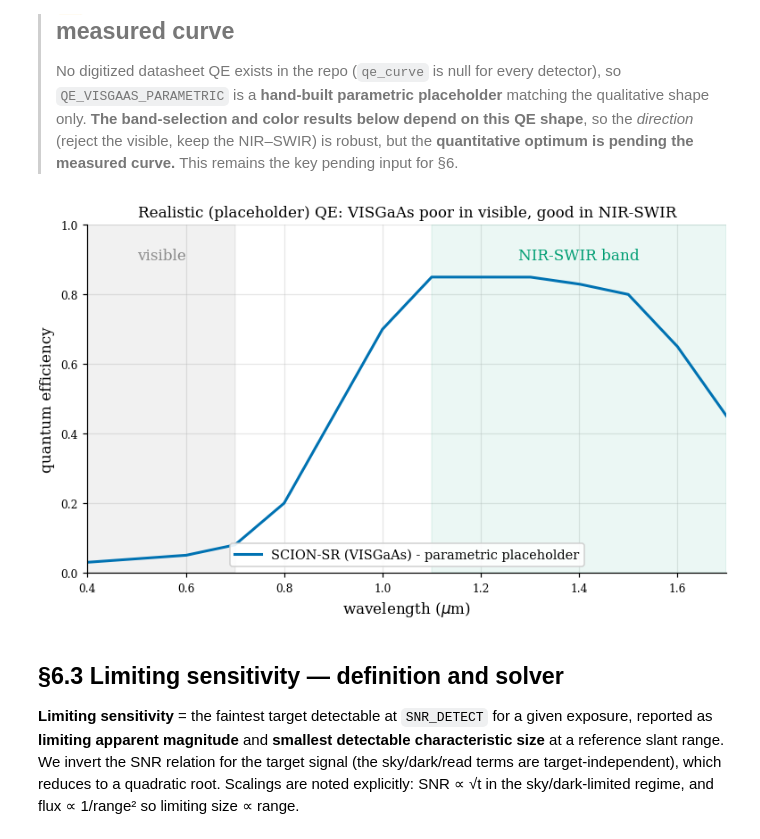
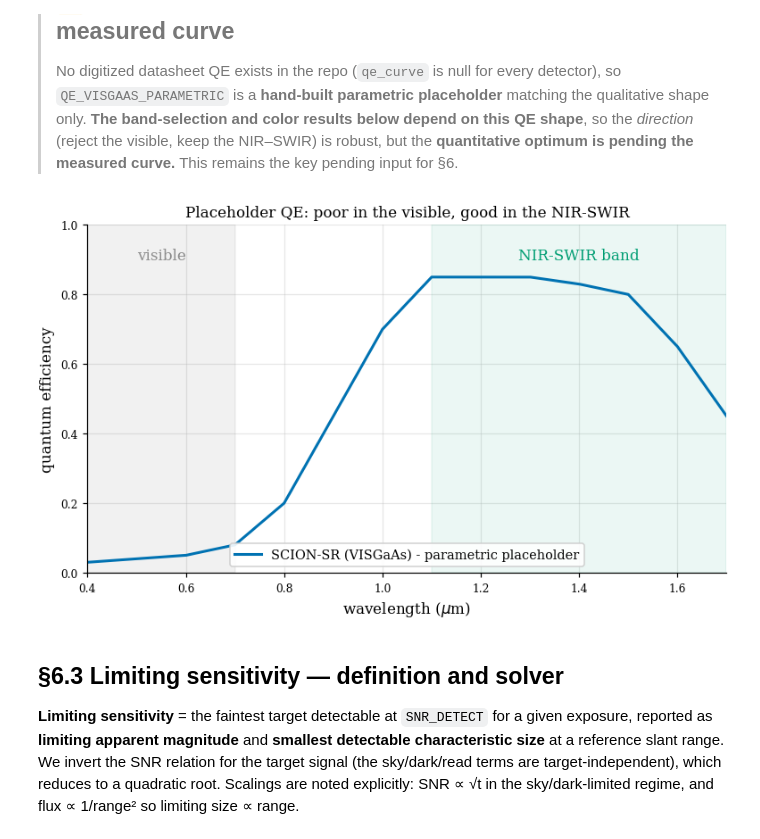
Before and after one commit to KevinKearney/SatSim, a Jupyter notebook: notebooks/radiometric_detector_comparison.ipynb, the cells around one changed output. Cells and saved outputs as stored; diff of their text form; code cells hidden in the pictures.

```diff
--- a/notebooks/radiometric_detector_comparison.ipynb
+++ b/notebooks/radiometric_detector_comparison.ipynb
@@ -933,15 +933,15 @@ The flat-at-peak QE used in the benchmark above cannot support a band-selection
 # %%
 fig, ax = plt.subplots()
 ax.plot(GRID_UM, QE_VISGAAS, color=CBB["blue"], lw=2, label="SCION-SR (VISGaAs) - parametric placeholder")
 ax.axvspan(0.4, 0.7, color=CBB["grey"], alpha=0.12); ax.text(0.55, 0.9, "visible", ha="center", color=CBB["grey"])
 ax.axvspan(OPERATIONAL_BAND_UM, 1.7, color=CBB["green"], alpha=0.08)
 ax.text(1.4, 0.9, "NIR-SWIR band", ha="center", color=CBB["green"])
 ax.set_xlabel(r"wavelength ($\mu$m)"); ax.set_ylabel("quantum efficiency")
 ax.set_xlim(0.4, 1.7); ax.set_ylim(0, 1.0); ax.legend(loc="lower center")
-ax.set_title("Realistic (placeholder) QE: VISGaAs poor in visible, good in NIR-SWIR")
+ax.set_title("Placeholder QE: poor in the visible, good in the NIR-SWIR")
 plt.show()
 # %% [output]
-[figure, old version]
+[figure, new version]
 # %% [markdown]
 ## §6.3 Limiting sensitivity — definition and solver
 
```
Also changed, not shown: parts of 4 cells of this notebook.
